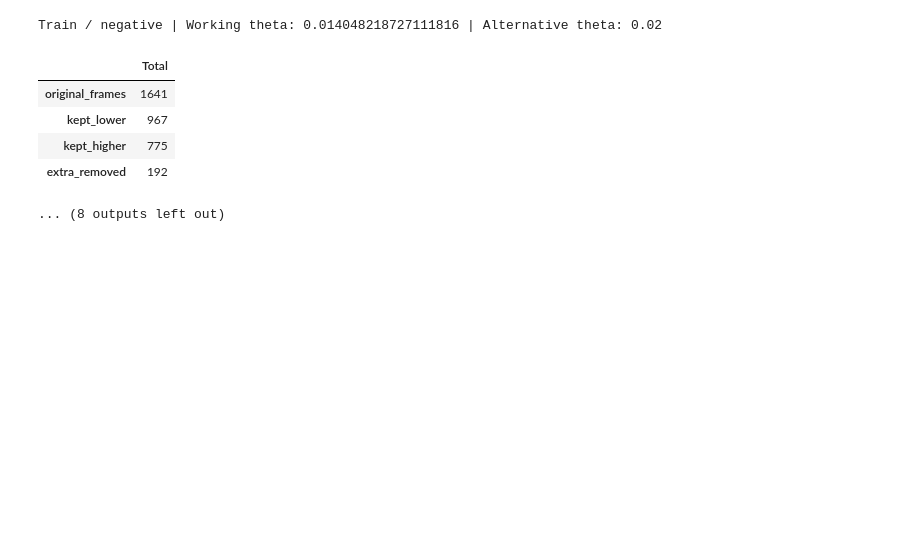
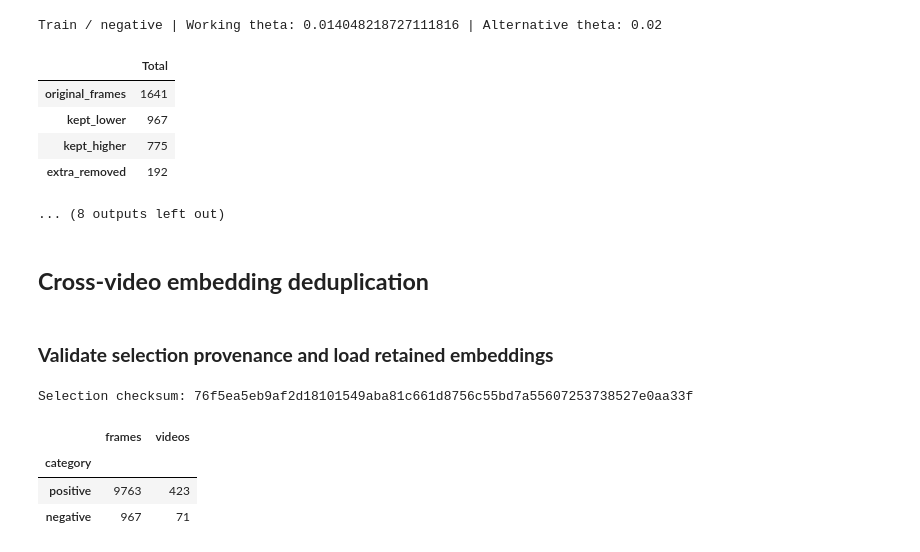
Before and after one commit to Hannysia/drone_detection, a Jupyter notebook: notebooks/04_embeddings_threshold_analysis.ipynb, the cells around one changed output. Drawn from its saved outputs; the diff is of its cells as text; code cells hidden in the pictures; blank space fills up the shorter version.

```diff
--- a/notebooks/04_embeddings_threshold_analysis.ipynb
+++ b/notebooks/04_embeddings_threshold_analysis.ipynb
@@ -272,3 +279,80 @@ Train / negative | Working theta: 0.014048218727111816 | Alternative theta: 0.02
 | kept_higher | 775 |
 | extra_removed | 192 |
 ... (8 outputs left out)
+# %% [markdown]
+## **Cross-video embedding deduplication**
+# %% [markdown]
+### **Validate selection provenance and load retained embeddings**
+# %%
+selection_dir = MANIFESTS_DIR / "embeddings" / version / "within_video"
+selection_path = selection_dir / "main.csv"
+selection_run = json.loads(
+    (selection_dir / "run.json").read_text(encoding="utf-8")
+)
+
+if file_sha256(selection_path) != selection_run["manifest_sha256"]:
+    raise ValueError("Selection manifest checksum mismatch")
+
+embedding_paths = [
+    EMBEDDINGS_DIR / version / "run.json",
+    *[
+        EMBEDDINGS_DIR / version / f"train_{category}s_embeddings.pt"
+        for category in CATEGORY_DIRS
+    ],
+]
+
+verify_run_inputs(
+    selection_run,
+    {
+        "source": source,
+        "baseline_sha256": file_sha256(
+            MANIFESTS_DIR / "baseline" / version / "main.csv"
+        ),
+        "embedding_files_sha256": {
+            path.name: file_sha256(path)
+            for path in embedding_paths
+        },
+    },
+)
+
+selection_rows = read_manifest(selection_path)
+cross_video_embeddings = {}
+selection_summary = []
+
+for category, groups in groups_by_category.items():
+    active_names = {
+        row["filename"]
+        for row in selection_rows
+        if row["split"] == "train"
+        and row["category"] == category
+        and not row["excluded_at"]
+    }
+
+    retained = {
+        name: vector
+        for frames in groups.values()
+        for name, vector in frames
+        if name in active_names
+    }
+
+    if set(retained) != active_names:
+        raise ValueError(f"Missing embeddings for retained {category} frames")
+
+    cross_video_embeddings[category] = retained
+    selection_summary.append({
+        "category": category,
+        "frames": len(retained),
+        "videos": len({
+            Path(name).stem.rsplit("_f", 1)[0]
+            for name in retained
+        }),
+    })
+
+print(f"Selection checksum: {selection_run['manifest_sha256']}")
+display(pd.DataFrame(selection_summary).set_index("category"))
+# %% [output]
+Selection checksum: 76f5ea5eb9af2d18101549aba81c661d8756c55bd7a55607253738527e0aa33f
+|  | frames | videos |
+| category |  |  |
+| positive | 9763 | 423 |
+| negative | 967 | 71 |
```
Also changed, not shown: parts of 9 cells of this notebook, 3 other files.
